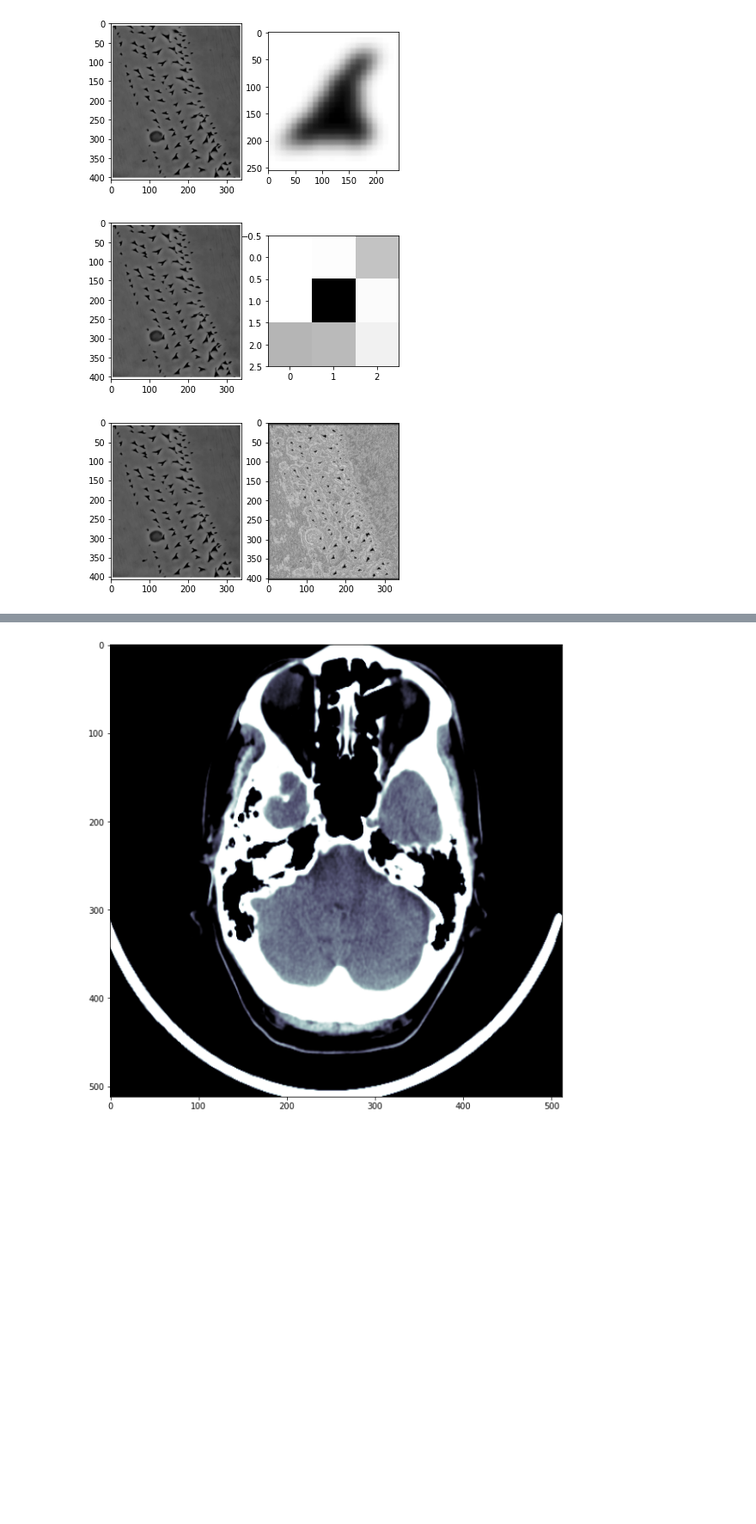
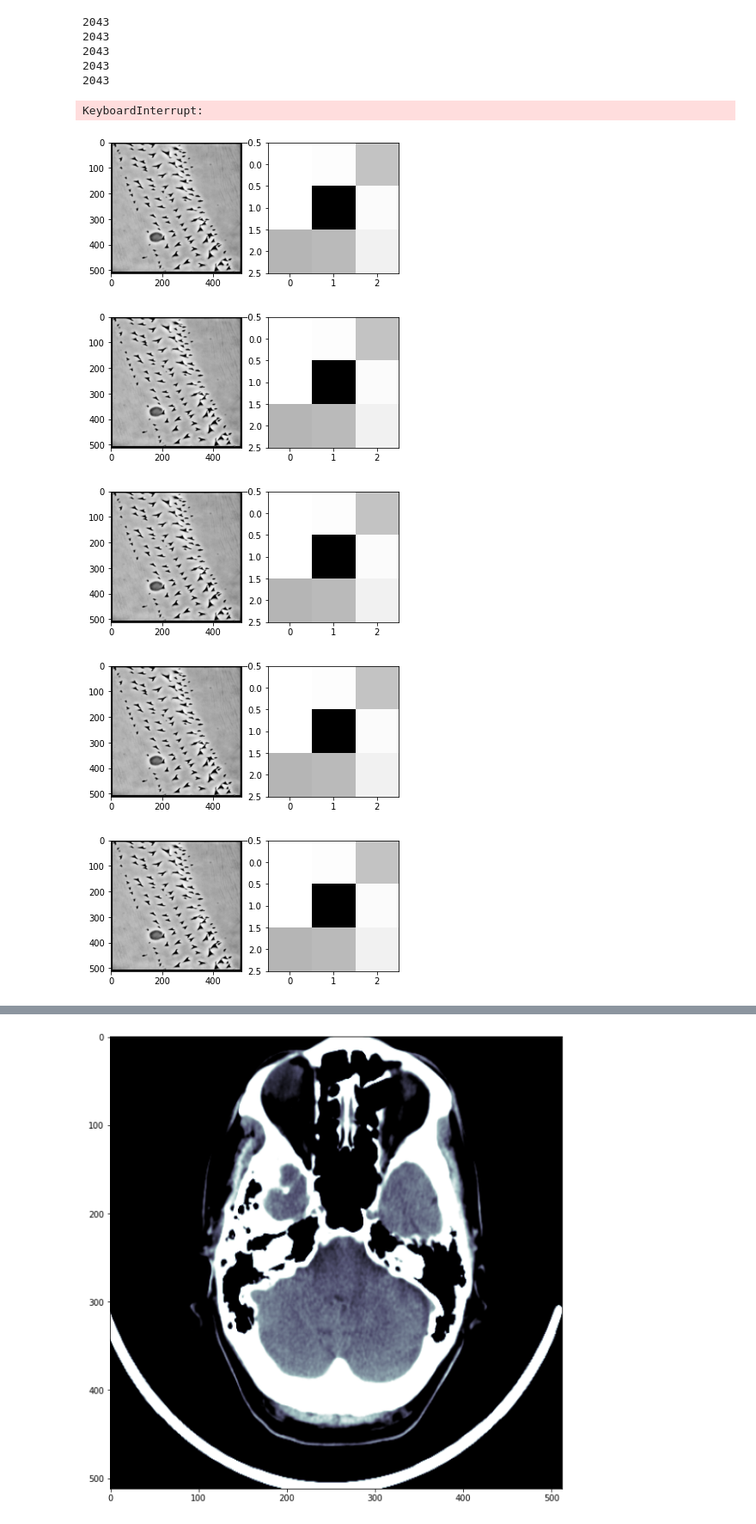
Before and after one commit to zmz223/CS584, a Jupyter notebook: hw1/hw1.ipynb, the cells around one changed output, grey strips where cells are left out. Shown at 86% size. Saved outputs shown, nothing was run; the diff lists cells and outputs as text; code cells hidden in the pictures; blank space fills up the shorter version.

```diff
--- a/hw1/hw1.ipynb
+++ b/hw1/hw1.ipynb
@@ -70,21 +69,29 @@ def preprocess(dcm):
     resized = cv2.resize(img, (512, 512))
     return resized
 # %%
+def normalize(img):
+    return (img - np.min(img)) / (np.max(img) - np.min(img))
+
 def mult(image, kernel, startx, starty):
     combo = 0
     (r, c) = kernel.shape[0], kernel.shape[1]
+    arr = np.zeros((3, 3))
     for i in range(startx, startx+r):
         for j in range(starty, starty+c):
             combo += (image[i][j]*kernel[i-startx][j-starty])
+#             arr[i-startx, j-starty] = image[i][j]
+#     sum_ = (arr.sum()-np. * kernel.sum())**0.5
+#     return combo/sum_
     return combo
+
 def filter_lin(image, kernel):
-    (x, y) = image.shape
-    (r, c) = kernel.shape
+    (x, y) = image.shape[0], image.shape[1]
+    (r, c) = kernel.shape[0], kernel.shape[1]
     out = []
     for i in range(x-r):
         row = []
         for j in range(y-c):
-            row.append(mult(image, kernel, i, j)-np.mean(kernel))
+            row.append(mult(image, kernel, i, j))
         out.append(row)
     out = np.array(out)
     return out
@@ -111,32 +117,63 @@ problem_1("ID_0002a616e.dcm")
 # %%
 def show(image1, image2):
     fig, (ax1, ax2) = plt.subplots(1, 2)
     ax1.imshow(image1, cmap="gray")
     ax2.imshow(image2, cmap="gray")
 
 def problem_2(image_path, template_path):
+
     image = cv2.imread(image_path, 0)
+    image = cv2.resize(image, (512, 512))
+    image = cv2.threshold(image, 127, 255, cv2.THRESH_TOZERO_INV)[1]
     template = cv2.imread(template_path, 0)
-    show(image, template)
-#     image = cv2.equalizeHist(image)
     template = cv2.resize(template, (3, 3))
-    show(image, template)
-    (x, y) = image.shape[0], image.shape[1]
-    (r, c) = template.shape[0], template.shape[1]
-    out = []
+    template = cv2.threshold(template, 0, 255, cv2.THRESH_TOZERO)[1]
+
+
+    for thresh in range(1500, 2050, 50):
+        show(image, template)
+        (x, y) = image.shape[0], image.shape[1]
+        (r, c) = template.shape[0], template.shape[1]
+        out = []
+        xc = []
+        yc = []
     # out = filter_lin(image, template)
-    for i in range(x-r):
-        row = []
-        for j in range(y-c):
-            row.append(mult(image, template, i, j))
-        out.append(row)
-    out = np.array(out)
 
-    show(image, out)
+
+
+        for i in range(x-r):
+            row = []
+            for j in range(y-c):
+                combo = mult(image, template, i, j)
+                row.append(combo)
+    #             print(combo)
+    #             print(combo)
+                if combo >= thresh:
+
+                    xc.append(j+3)
+                    yc.append(i+3)
+            out.append(row)
+        out = np.array(out)
+#         print(image.shape, out.shape)
+#         show(image, out)
+        print(np.max(out))
+
+        fig=plt.figure(figsize=(15, 10))
+        plt.imshow(image, cmap="gray")
+        plt.scatter(xc, yc, c="yellow")
+
 
 
 problem_2("Screen Shot 2021-01-27 at 4.18.36 PM.png", "Screen Shot 2021-01-27 at 4.19.06 PM.png")
 # %% [output]
+2043
+2043
+2043
+2043
+2043
+KeyboardInterrupt:
-[figure, old version]
+[figure, new version]
-[figure, old version]
+[figure, new version]
-[figure, old version]
+[figure, new version]
+[figure, added]
+[figure, added]
```
Also changed, not shown: parts of 4 cells of this notebook.
